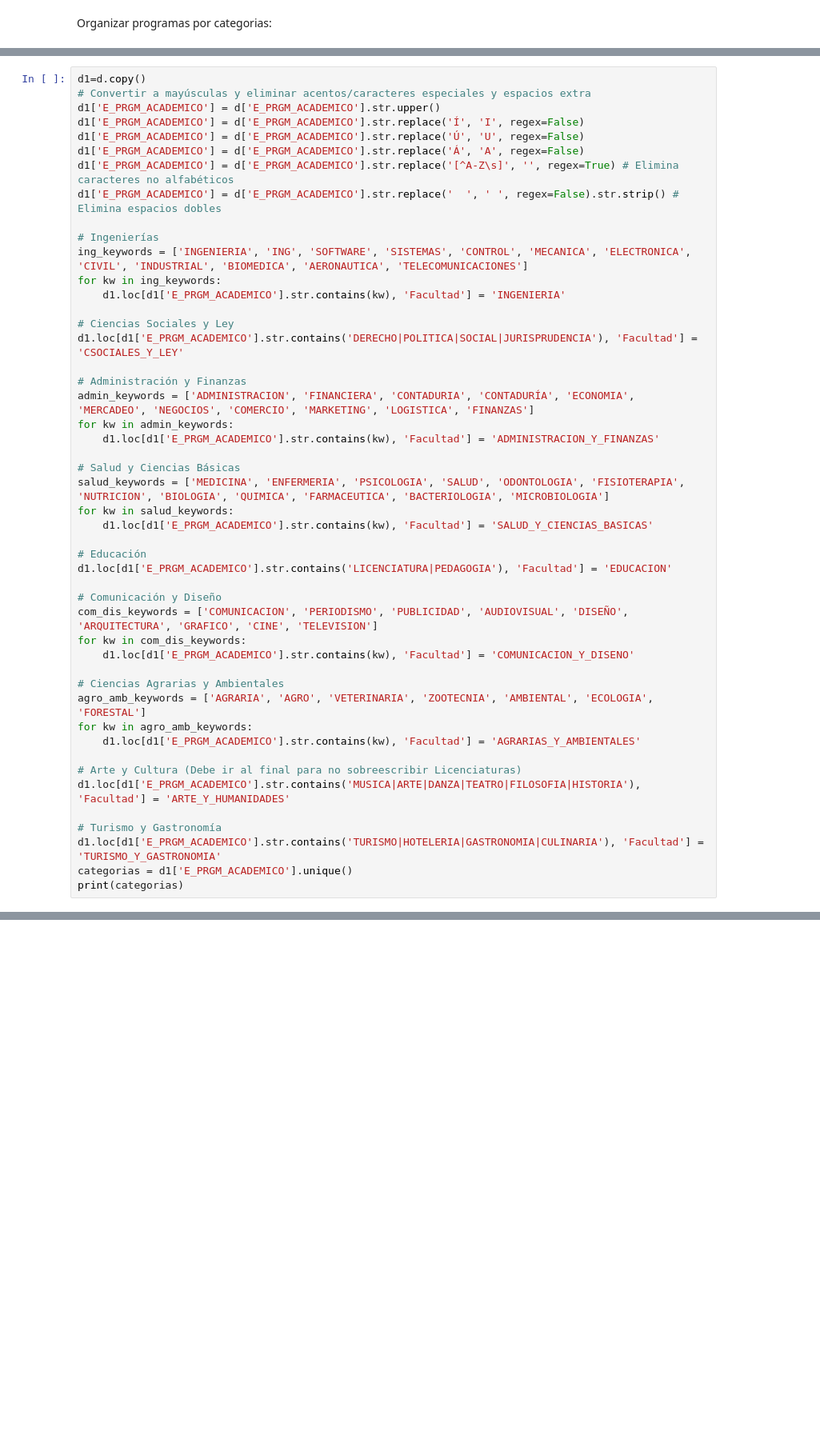
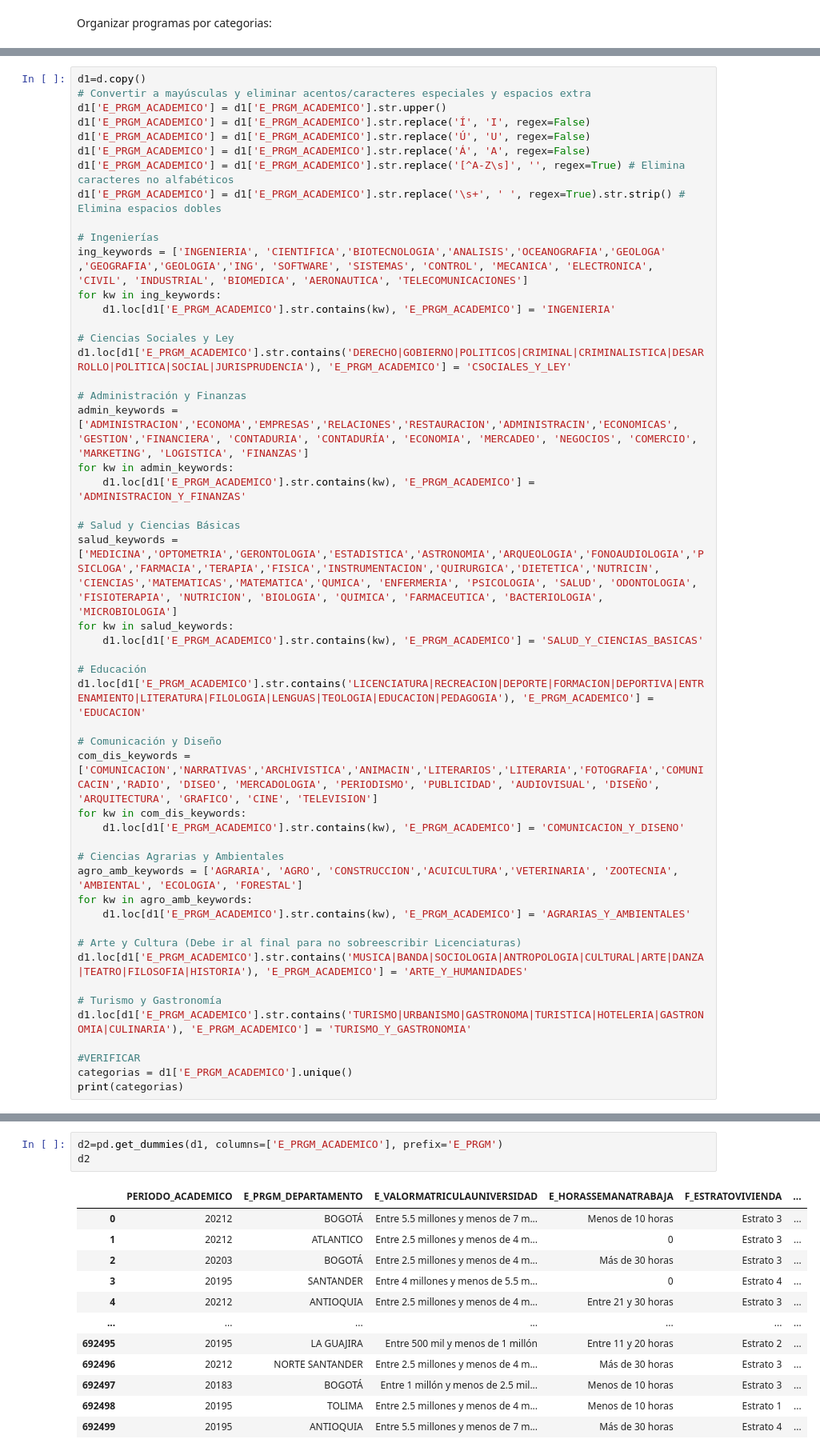
Before and after one commit to Santiagohvilla/Proyecto_IA-2025_2, a Jupyter notebook: 02_preprocesado.ipynb, the cells around one changed output, grey strips where cells are left out. Shown at 80% size. Saved outputs shown, nothing was run; the diff lists cells and outputs as text; blank space fills up the shorter version.

```diff
--- a/02_preprocesado.ipynb
+++ b/02_preprocesado.ipynb
@@ -160,49 +160,51 @@ print(valores_unicos)
 # %%
 d1=d.copy()
 # Convertir a mayúsculas y eliminar acentos/caracteres especiales y espacios extra
-d1['E_PRGM_ACADEMICO'] = d['E_PRGM_ACADEMICO'].str.upper()
-d1['E_PRGM_ACADEMICO'] = d['E_PRGM_ACADEMICO'].str.replace('Í', 'I', regex=False)
-d1['E_PRGM_ACADEMICO'] = d['E_PRGM_ACADEMICO'].str.replace('Ú', 'U', regex=False)
-d1['E_PRGM_ACADEMICO'] = d['E_PRGM_ACADEMICO'].str.replace('Á', 'A', regex=False)
-d1['E_PRGM_ACADEMICO'] = d['E_PRGM_ACADEMICO'].str.replace('[^A-Z\s]', '', regex=True) # Elimina caracteres no alfabéticos
-d1['E_PRGM_ACADEMICO'] = d['E_PRGM_ACADEMICO'].str.replace('  ', ' ', regex=False).str.strip() # Elimina espacios dobles
+d1['E_PRGM_ACADEMICO'] = d1['E_PRGM_ACADEMICO'].str.upper()
+d1['E_PRGM_ACADEMICO'] = d1['E_PRGM_ACADEMICO'].str.replace('Í', 'I', regex=False)
+d1['E_PRGM_ACADEMICO'] = d1['E_PRGM_ACADEMICO'].str.replace('Ú', 'U', regex=False)
+d1['E_PRGM_ACADEMICO'] = d1['E_PRGM_ACADEMICO'].str.replace('Á', 'A', regex=False)
+d1['E_PRGM_ACADEMICO'] = d1['E_PRGM_ACADEMICO'].str.replace('[^A-Z\s]', '', regex=True) # Elimina caracteres no alfabéticos
+d1['E_PRGM_ACADEMICO'] = d1['E_PRGM_ACADEMICO'].str.replace('\s+', ' ', regex=True).str.strip() # Elimina espacios dobles
 
 # Ingenierías
-ing_keywords = ['INGENIERIA', 'ING', 'SOFTWARE', 'SISTEMAS', 'CONTROL', 'MECANICA', 'ELECTRONICA', 'CIVIL', 'INDUSTRIAL', 'BIOMEDICA', 'AERONAUTICA', 'TELECOMUNICACIONES']
+ing_keywords = ['INGENIERIA', 'CIENTIFICA','BIOTECNOLOGIA','ANALISIS','OCEANOGRAFIA','GEOLOGA' ,'GEOGRAFIA','GEOLOGIA','ING', 'SOFTWARE', 'SISTEMAS', 'CONTROL', 'MECANICA', 'ELECTRONICA', 'CIVIL', 'INDUSTRIAL', 'BIOMEDICA', 'AERONAUTICA', 'TELECOMUNICACIONES']
 for kw in ing_keywords:
-    d1.loc[d1['E_PRGM_ACADEMICO'].str.contains(kw), 'Facultad'] = 'INGENIERIA'
+    d1.loc[d1['E_PRGM_ACADEMICO'].str.contains(kw), 'E_PRGM_ACADEMICO'] = 'INGENIERIA'
 
 # Ciencias Sociales y Ley
-d1.loc[d1['E_PRGM_ACADEMICO'].str.contains('DERECHO|POLITICA|SOCIAL|JURISPRUDENCIA'), 'Facultad'] = 'CSOCIALES_Y_LEY'
+d1.loc[d1['E_PRGM_ACADEMICO'].str.contains('DERECHO|GOBIERNO|POLITICOS|CRIMINAL|CRIMINALISTICA|DESARROLLO|POLITICA|SOCIAL|JURISPRUDENCIA'), 'E_PRGM_ACADEMICO'] = 'CSOCIALES_Y_LEY'
 
 # Administración y Finanzas
-admin_keywords = ['ADMINISTRACION', 'FINANCIERA', 'CONTADURIA', 'CONTADURÍA', 'ECONOMIA', 'MERCADEO', 'NEGOCIOS', 'COMERCIO', 'MARKETING', 'LOGISTICA', 'FINANZAS']
+admin_keywords = ['ADMINISTRACION','ECONOMA','EMPRESAS','RELACIONES','RESTAURACION','ADMINISTRACIN','ECONOMICAS', 'GESTION','FINANCIERA', 'CONTADURIA', 'CONTADURÍA', 'ECONOMIA', 'MERCADEO', 'NEGOCIOS', 'COMERCIO', 'MARKETING', 'LOGISTICA', 'FINANZAS']
 for kw in admin_keywords:
-    d1.loc[d1['E_PRGM_ACADEMICO'].str.contains(kw), 'Facultad'] = 'ADMINISTRACION_Y_FINANZAS'
+    d1.loc[d1['E_PRGM_ACADEMICO'].str.contains(kw), 'E_PRGM_ACADEMICO'] = 'ADMINISTRACION_Y_FINANZAS'
 
 # Salud y Ciencias Básicas
-salud_keywords = ['MEDICINA', 'ENFERMERIA', 'PSICOLOGIA', 'SALUD', 'ODONTOLOGIA', 'FISIOTERAPIA', 'NUTRICION', 'BIOLOGIA', 'QUIMICA', 'FARMACEUTICA', 'BACTERIOLOGIA', 'MICROBIOLOGIA']
+salud_keywords = ['MEDICINA','OPTOMETRIA','GERONTOLOGIA','ESTADISTICA','ASTRONOMIA','ARQUEOLOGIA','FONOAUDIOLOGIA','PSICLOGA','FARMACIA','TERAPIA','FISICA','INSTRUMENTACION','QUIRURGICA','DIETETICA','NUTRICIN', 'CIENCIAS','MATEMATICAS','MATEMATICA','QUMICA', 'ENFERMERIA', 'PSICOLOGIA', 'SALUD', 'ODONTOLOGIA', 'FISIOTERAPIA', 'NUTRICION', 'BIOLOGIA', 'QUIMICA', 'FARMACEUTICA', 'BACTERIOLOGIA', 'MICROBIOLOGIA']
 for kw in salud_keywords:
-    d1.loc[d1['E_PRGM_ACADEMICO'].str.contains(kw), 'Facultad'] = 'SALUD_Y_CIENCIAS_BASICAS'
+    d1.loc[d1['E_PRGM_ACADEMICO'].str.contains(kw), 'E_PRGM_ACADEMICO'] = 'SALUD_Y_CIENCIAS_BASICAS'
 
 # Educación
-d1.loc[d1['E_PRGM_ACADEMICO'].str.contains('LICENCIATURA|PEDAGOGIA'), 'Facultad'] = 'EDUCACION'
+d1.loc[d1['E_PRGM_ACADEMICO'].str.contains('LICENCIATURA|RECREACION|DEPORTE|FORMACION|DEPORTIVA|ENTRENAMIENTO|LITERATURA|FILOLOGIA|LENGUAS|TEOLOGIA|EDUCACION|PEDAGOGIA'), 'E_PRGM_ACADEMICO'] = 'EDUCACION'
 
 # Comunicación y Diseño
-com_dis_keywords = ['COMUNICACION', 'PERIODISMO', 'PUBLICIDAD', 'AUDIOVISUAL', 'DISEÑO', 'ARQUITECTURA', 'GRAFICO', 'CINE', 'TELEVISION']
+com_dis_keywords = ['COMUNICACION','NARRATIVAS','ARCHIVISTICA','ANIMACIN','LITERARIOS','LITERARIA','FOTOGRAFIA','COMUNICACIN','RADIO', 'DISEO', 'MERCADOLOGIA', 'PERIODISMO', 'PUBLICIDAD', 'AUDIOVISUAL', 'DISEÑO', 'ARQUITECTURA', 'GRAFICO', 'CINE', 'TELEVISION']
 for kw in com_dis_keywords:
-    d1.loc[d1['E_PRGM_ACADEMICO'].str.contains(kw), 'Facultad'] = 'COMUNICACION_Y_DISENO'
+    d1.loc[d1['E_PRGM_ACADEMICO'].str.contains(kw), 'E_PRGM_ACADEMICO'] = 'COMUNICACION_Y_DISENO'
 
 # Ciencias Agrarias y Ambientales
-agro_amb_keywords = ['AGRARIA', 'AGRO', 'VETERINARIA', 'ZOOTECNIA', 'AMBIENTAL', 'ECOLOGIA', 'FORESTAL']
+agro_amb_keywords = ['AGRARIA', 'AGRO', 'CONSTRUCCION','ACUICULTURA','VETERINARIA', 'ZOOTECNIA', 'AMBIENTAL', 'ECOLOGIA', 'FORESTAL']
 for kw in agro_amb_keywords:
-    d1.loc[d1['E_PRGM_ACADEMICO'].str.contains(kw), 'Facultad'] = 'AGRARIAS_Y_AMBIENTALES'
+    d1.loc[d1['E_PRGM_ACADEMICO'].str.contains(kw), 'E_PRGM_ACADEMICO'] = 'AGRARIAS_Y_AMBIENTALES'
 
 # Arte y Cultura (Debe ir al final para no sobreescribir Licenciaturas)
-d1.loc[d1['E_PRGM_ACADEMICO'].str.contains('MUSICA|ARTE|DANZA|TEATRO|FILOSOFIA|HISTORIA'), 'Facultad'] = 'ARTE_Y_HUMANIDADES'
+d1.loc[d1['E_PRGM_ACADEMICO'].str.contains('MUSICA|BANDA|SOCIOLOGIA|ANTROPOLOGIA|CULTURAL|ARTE|DANZA|TEATRO|FILOSOFIA|HISTORIA'), 'E_PRGM_ACADEMICO'] = 'ARTE_Y_HUMANIDADES'
 
 # Turismo y Gastronomía
-d1.loc[d1['E_PRGM_ACADEMICO'].str.contains('TURISMO|HOTELERIA|GASTRONOMIA|CULINARIA'), 'Facultad'] = 'TURISMO_Y_GASTRONOMIA'
+d1.loc[d1['E_PRGM_ACADEMICO'].str.contains('TURISMO|URBANISMO|GASTRONOMA|TURISTICA|HOTELERIA|GASTRONOMIA|CULINARIA'), 'E_PRGM_ACADEMICO'] = 'TURISMO_Y_GASTRONOMIA'
+
+#VERIFICAR
 categorias = d1['E_PRGM_ACADEMICO'].unique()
 print(categorias)
 # %% [output]
@@ -226,0 +214,16 @@ print(categorias)
+# %%
+d2=pd.get_dummies(d1, columns=['E_PRGM_ACADEMICO'], prefix='E_PRGM')
+d2
+# %% [output]
+|  | PERIODO_ACADEMICO | E_PRGM_DEPARTAMENTO | E_VALORMATRICULAUNIVERSIDAD | E_HORASSEMANATRABAJA | F_ESTRATOVIVIENDA | ... |
+| 0 | 20212 | BOGOTÁ | Entre 5.5 millones y menos de 7 m... | Menos de 10 horas | Estrato 3 | ... |
+| 1 | 20212 | ATLANTICO | Entre 2.5 millones y menos de 4 m... | 0 | Estrato 3 | ... |
+| 2 | 20203 | BOGOTÁ | Entre 2.5 millones y menos de 4 m... | Más de 30 horas | Estrato 3 | ... |
+| 3 | 20195 | SANTANDER | Entre 4 millones y menos de 5.5 m... | 0 | Estrato 4 | ... |
+| 4 | 20212 | ANTIOQUIA | Entre 2.5 millones y menos de 4 m... | Entre 21 y 30 horas | Estrato 3 | ... |
+| ... | ... | ... | ... | ... | ... | ... |
+| 692495 | 20195 | LA GUAJIRA | Entre 500 mil y menos de 1 millón | Entre 11 y 20 horas | Estrato 2 | ... |
+| 692496 | 20212 | NORTE SANTANDER | Entre 2.5 millones y menos de 4 m... | Más de 30 horas | Estrato 3 | ... |
+| 692497 | 20183 | BOGOTÁ | Entre 1 millón y menos de 2.5 mil... | Menos de 10 horas | Estrato 3 | ... |
+| 692498 | 20195 | TOLIMA | Entre 2.5 millones y menos de 4 m... | Menos de 10 horas | Estrato 1 | ... |
+| 692499 | 20195 | ANTIOQUIA | Entre 5.5 millones y menos de 7 m... | Más de 30 horas | Estrato 4 | ... |
```
Also changed, not shown: parts of 5 cells of this notebook.
